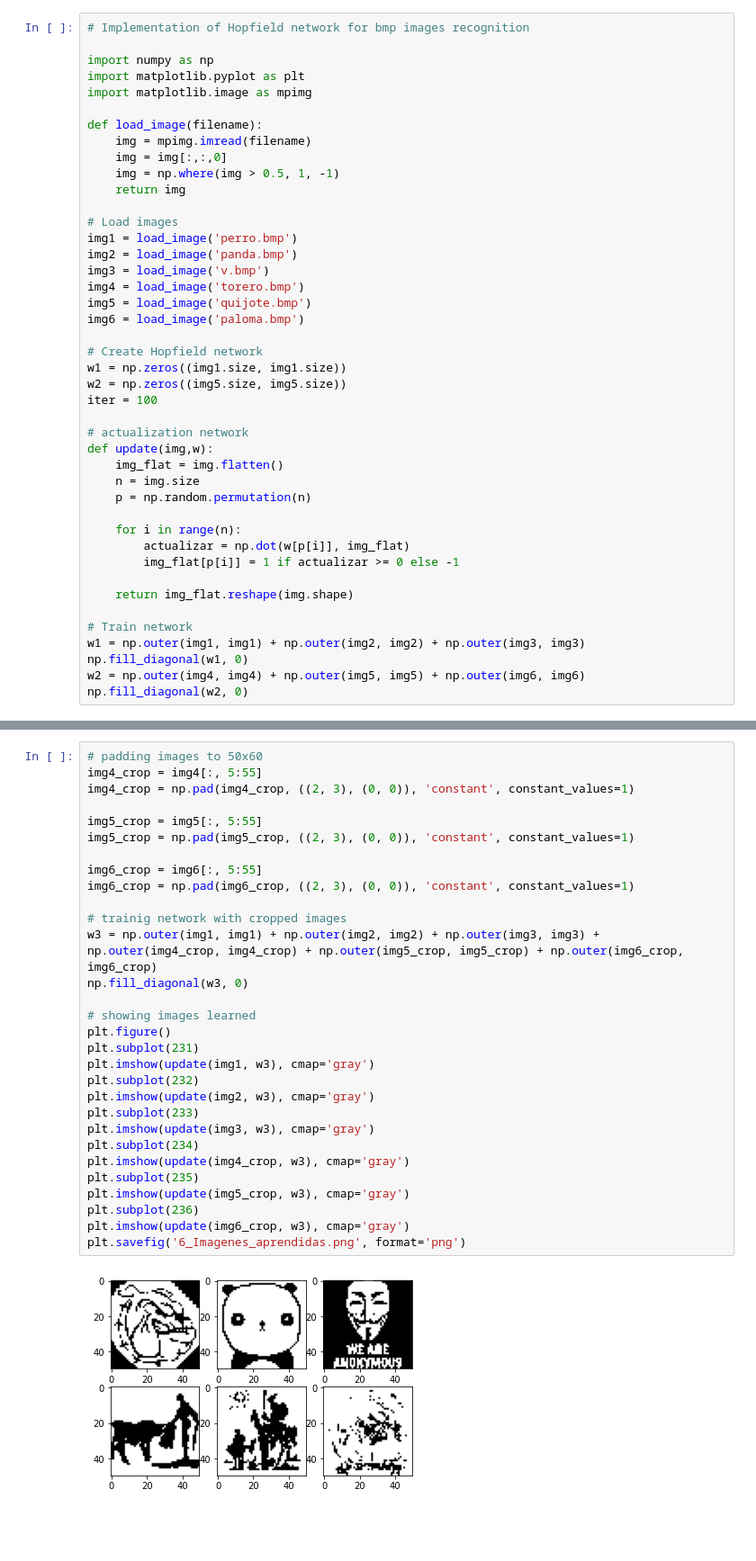
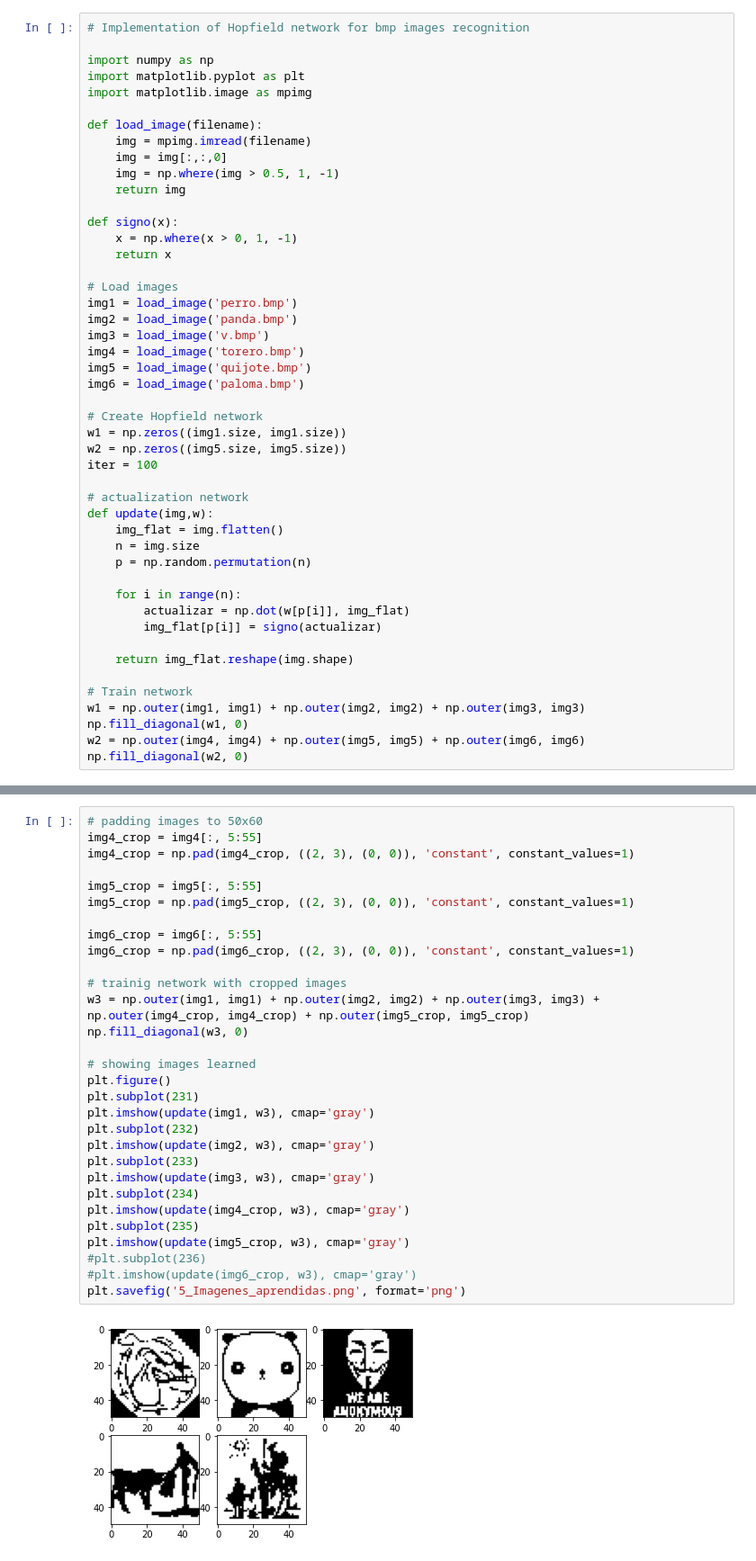
Before and after one commit to djorgeext/Redes-neuronales, a Jupyter notebook: TP2/Ejercicio_1/hopfield_2.ipynb, the cells around one changed output, grey strips where cells are left out. Shown at 90% size. Drawn from its saved outputs; the diff is of its cells as text; blank space fills up the shorter version.

```diff
--- a/TP2/Ejercicio_1/hopfield_2.ipynb
+++ b/TP2/Ejercicio_1/hopfield_2.ipynb
@@ -10,6 +10,10 @@ def load_image(filename):
     img = img[:,:,0]
     img = np.where(img > 0.5, 1, -1)
     return img
+
+def signo(x):
+    x = np.where(x > 0, 1, -1)
+    return x
 
 # Load images
 img1 = load_image('perro.bmp')
@@ -32,7 +36,7 @@ def update(img,w):
 
     for i in range(n):
         actualizar = np.dot(w[p[i]], img_flat)
-        img_flat[p[i]] = 1 if actualizar >= 0 else -1
+        img_flat[p[i]] = signo(actualizar)
 
     return img_flat.reshape(img.shape)
 
@@ -159,32 +163,32 @@ plt.savefig('Imagenes_combinadas.png', format='png')
 # %%
 # padding images to 50x60
 img4_crop = img4[:, 5:55]
 img4_crop = np.pad(img4_crop, ((2, 3), (0, 0)), 'constant', constant_values=1)
 
 img5_crop = img5[:, 5:55]
 img5_crop = np.pad(img5_crop, ((2, 3), (0, 0)), 'constant', constant_values=1)
 
 img6_crop = img6[:, 5:55]
 img6_crop = np.pad(img6_crop, ((2, 3), (0, 0)), 'constant', constant_values=1)
 
 # trainig network with cropped images
-w3 = np.outer(img1, img1) + np.outer(img2, img2) + np.outer(img3, img3) + np.outer(img4_crop, img4_crop) + np.outer(img5_crop, img5_crop) + np.outer(img6_crop, img6_crop)
+w3 = np.outer(img1, img1) + np.outer(img2, img2) + np.outer(img3, img3) + np.outer(img4_crop, img4_crop) + np.outer(img5_crop, img5_crop)
 np.fill_diagonal(w3, 0)
 
 # showing images learned
 plt.figure()
 plt.subplot(231)
 plt.imshow(update(img1, w3), cmap='gray')
 plt.subplot(232)
 plt.imshow(update(img2, w3), cmap='gray')
 plt.subplot(233)
 plt.imshow(update(img3, w3), cmap='gray')
 plt.subplot(234)
 plt.imshow(update(img4_crop, w3), cmap='gray')
 plt.subplot(235)
 plt.imshow(update(img5_crop, w3), cmap='gray')
-plt.subplot(236)
-plt.imshow(update(img6_crop, w3), cmap='gray')
-plt.savefig('6_Imagenes_aprendidas.png', format='png')
+#plt.subplot(236)
+#plt.imshow(update(img6_crop, w3), cmap='gray')
+plt.savefig('5_Imagenes_aprendidas.png', format='png')
 # %% [output]
-[figure, old version]
+[figure, new version]
```
Also changed, not shown: parts of 5 cells of this notebook, 15 other files.
